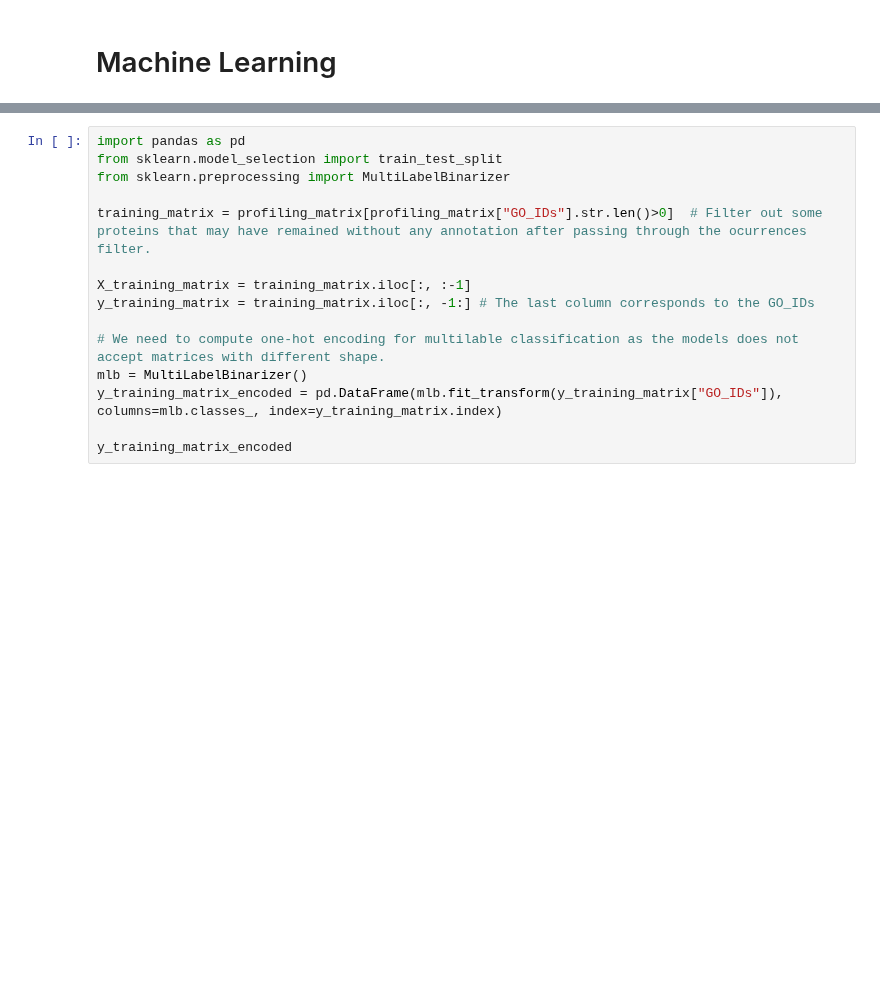
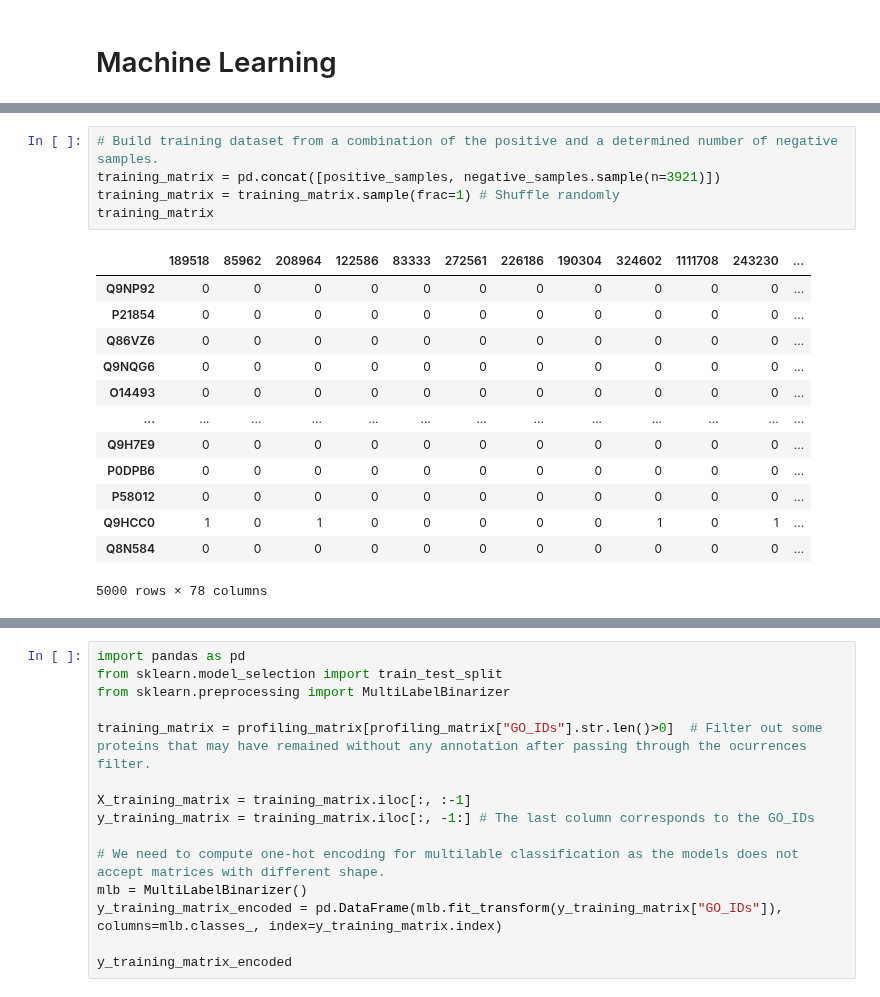
Before and after one commit to geovalexis/PP2GO, a Jupyter notebook: notebooks/machine_learning.ipynb, the cells around one changed output, grey strips where cells are left out. Drawn from its saved outputs; the diff is of its cells as text; blank space fills up the shorter version.

```diff
--- a/notebooks/machine_learning.ipynb
+++ b/notebooks/machine_learning.ipynb
@@ -214,0 +278,19 @@ When a gene has several GO terms, they are reduced to just one: the Lowest Commo
+# %%
+# Build training dataset from a combination of the positive and a determined number of negative samples.
+training_matrix = pd.concat([positive_samples, negative_samples.sample(n=3921)])
+training_matrix = training_matrix.sample(frac=1) # Shuffle randomly
+training_matrix
+# %% [output]
+|  | 189518 | 85962 | 208964 | 122586 | 83333 | 272561 | 226186 | 190304 | 324602 | 1111708 | 243230 | ... |
+| Q9NP92 | 0 | 0 | 0 | 0 | 0 | 0 | 0 | 0 | 0 | 0 | 0 | ... |
+| P21854 | 0 | 0 | 0 | 0 | 0 | 0 | 0 | 0 | 0 | 0 | 0 | ... |
+| Q86VZ6 | 0 | 0 | 0 | 0 | 0 | 0 | 0 | 0 | 0 | 0 | 0 | ... |
+| Q9NQG6 | 0 | 0 | 0 | 0 | 0 | 0 | 0 | 0 | 0 | 0 | 0 | ... |
+| O14493 | 0 | 0 | 0 | 0 | 0 | 0 | 0 | 0 | 0 | 0 | 0 | ... |
+| ... | ... | ... | ... | ... | ... | ... | ... | ... | ... | ... | ... | ... |
+| Q9H7E9 | 0 | 0 | 0 | 0 | 0 | 0 | 0 | 0 | 0 | 0 | 0 | ... |
+| P0DPB6 | 0 | 0 | 0 | 0 | 0 | 0 | 0 | 0 | 0 | 0 | 0 | ... |
+| P58012 | 0 | 0 | 0 | 0 | 0 | 0 | 0 | 0 | 0 | 0 | 0 | ... |
+| Q9HCC0 | 1 | 0 | 1 | 0 | 0 | 0 | 0 | 0 | 1 | 0 | 1 | ... |
+| Q8N584 | 0 | 0 | 0 | 0 | 0 | 0 | 0 | 0 | 0 | 0 | 0 | ... |
+5000 rows × 78 columns
```
Also changed, not shown: parts of 18 cells of this notebook.
